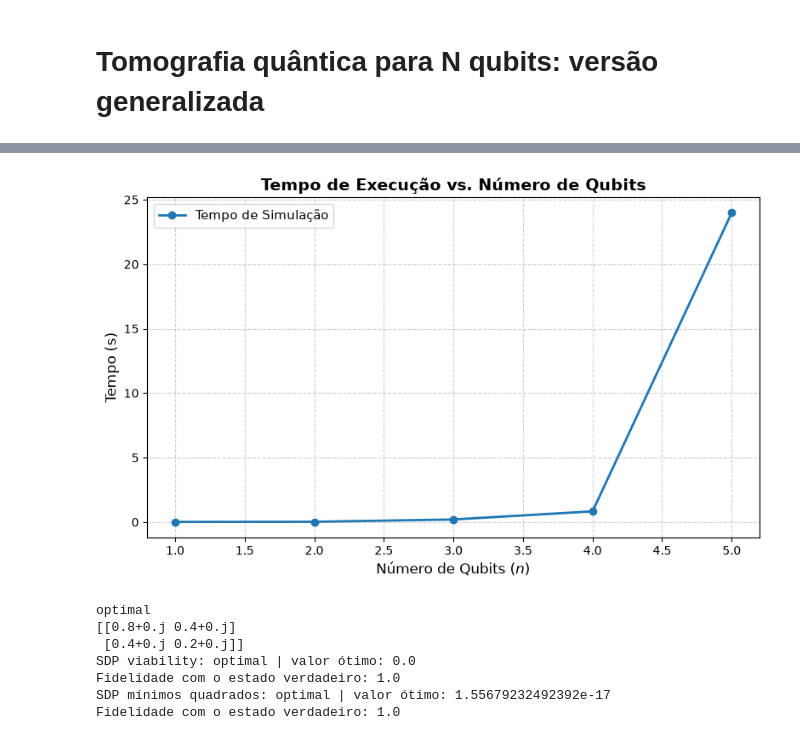
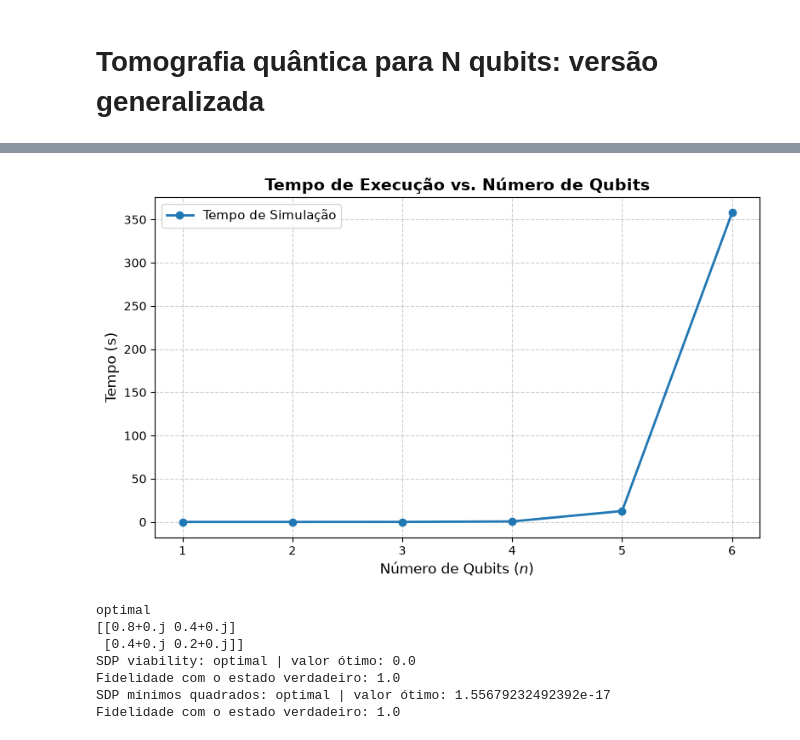
Before and after one commit to davivad013/Quantum-Tomography, a Jupyter notebook: qt_generalizado.ipynb, the cells around one changed output, grey strips where cells are left out. Drawn from its saved outputs; the diff is of its cells as text; code cells hidden in the pictures.

```diff
--- a/qt_generalizado.ipynb
+++ b/qt_generalizado.ipynb
@@ -143,0 +322,24 @@ Fidelidade entre o estado reconstruído e o estado original: 0.9999999995538018
+# %%
+tolerancias = [1e-1, 1e-2, 1e-4, 1e-6, 1e-8, 1e-10, 1e-12]
+registros = []
+
+for tol in tolerancias:
+    resultado = least_squares(
+        funcao_de_custo_geral, x0=chute_inicial,
+        args=(mediadores_Q1, q1_medidos, n1_qubits),
+        ftol=tol, xtol=tol, gtol=tol,
+        verbose=0,
+    )
+    rho_rec = parametros_para_rho_geral(resultado.x, n1_qubits)
+    registros.append(dict(
+        tol=tol, custo=resultado.cost, nfev=resultado.nfev,
+        status=resultado.status, msg=resultado.message,
+        fidelidade=fidelidade(rho_rec, unk_state1.rho),
+    ))
+plt.figure(figsize=(10, 6))
+plt.plot([r['tol'] for r in registros], [r['fidelidade'] for r in registros], marker='o')
+plt.xlabel('Tolerância')
+plt.ylabel('Fidelidade')
+plt.title('Fidelidade do estado reconstruído em função da tolerância')
+plt.xscale('log')
+plt.show()
@@ -273,7 +477,7 @@ Fidelidade com o estado verdadeiro: 0.000999
 # %%
 """Teste para plotar gráfico de n qubits x tempo"""
 np.random.seed(60)
-n_qubits_list = [1, 2, 3, 4, 5] # Vou deixar para 5-qubits no max pelo tempo
+n_qubits_list = [1, 2, 3, 4, 5, 6] # Vou deixar para 5-qubits no max pelo tempo
 tempo_list = []
 
 for n_qubits in n_qubits_list:
@@ -304,38 +508,38 @@ for n_qubits in n_qubits_list:
     resultado = least_squares(
         funcao_de_custo_geral,
         x0=chute_inicial,
-        args=(mediadores_T4, q_medidos4, n_qubits),   # [ALTERADO] mediadores_T4 no lugar de mediadores_Q4
+        args=(mediadores_T4, q_medidos4, n_qubits),   # mediadores_T4 no lugar de mediadores_Q4
     )
 
     tempo_list.append(time.time() - t0)   # [NOVO]
 
     pass
 plt.figure(figsize=(8, 5))
 
 # Plotagem do gráfico de tempo de execução vs. número de qubits
 plt.plot(
     n_qubits_list,
     tempo_list,
     marker='o',
     color='#1f77b4',
     linestyle='-',
     linewidth=2,
     label='Tempo de Simulação',
 )
 
 plt.title('Tempo de Execução vs. Número de Qubits', fontsize=14, fontweight='bold')
 plt.xlabel('Número de Qubits ($n$)', fontsize=12)
 plt.ylabel('Tempo (s)', fontsize=12)
 
 plt.grid(True, linestyle='--', alpha=0.6)
 plt.legend(fontsize=11)
 
 # plt.yscale('log')
 
 plt.tight_layout()
 plt.show()
 # %% [output]
-[figure, old version]
+[figure, new version]
 # %%
 """Tentando fazer usando SDP"""
 # Exemplo Sanity Check (assim como o primeiro, apenas para testar e ver se funciona)
```
Also changed, not shown: parts of 18 cells of this notebook, 8 other files.
